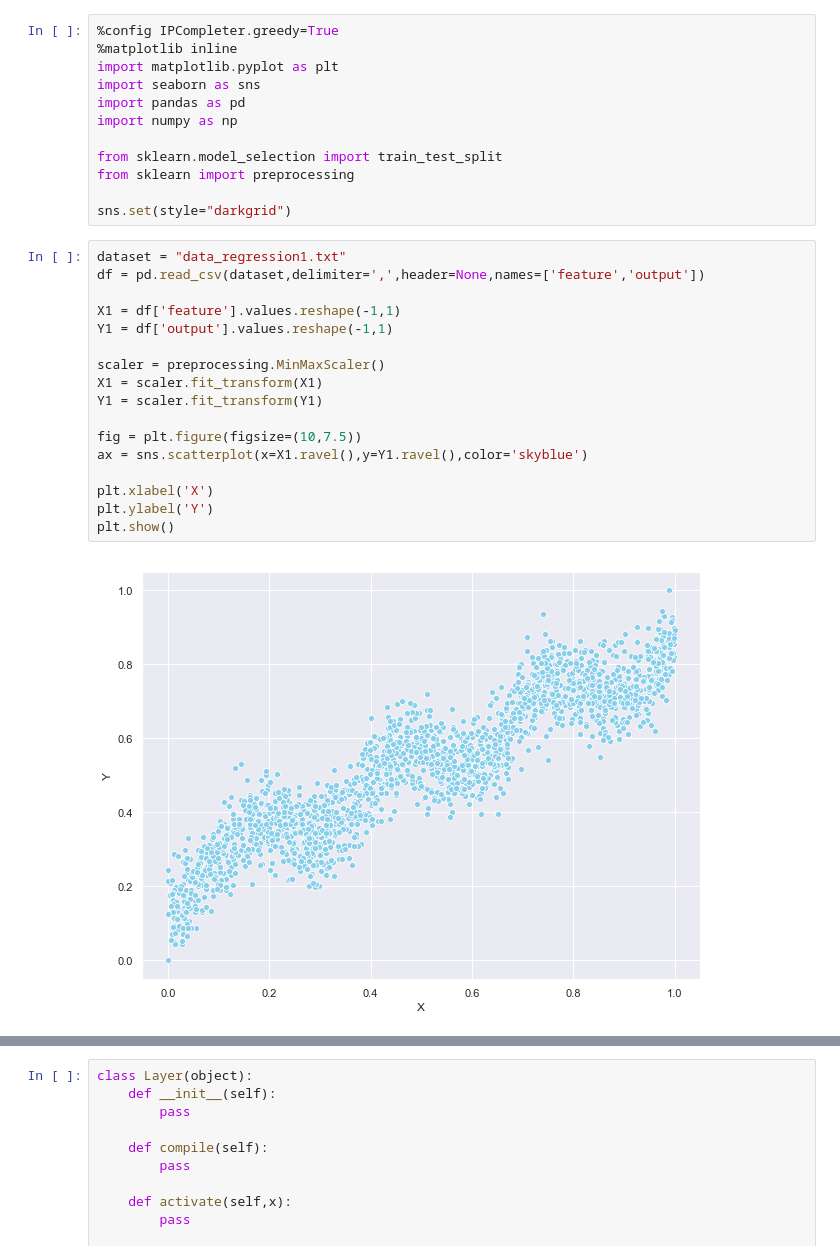
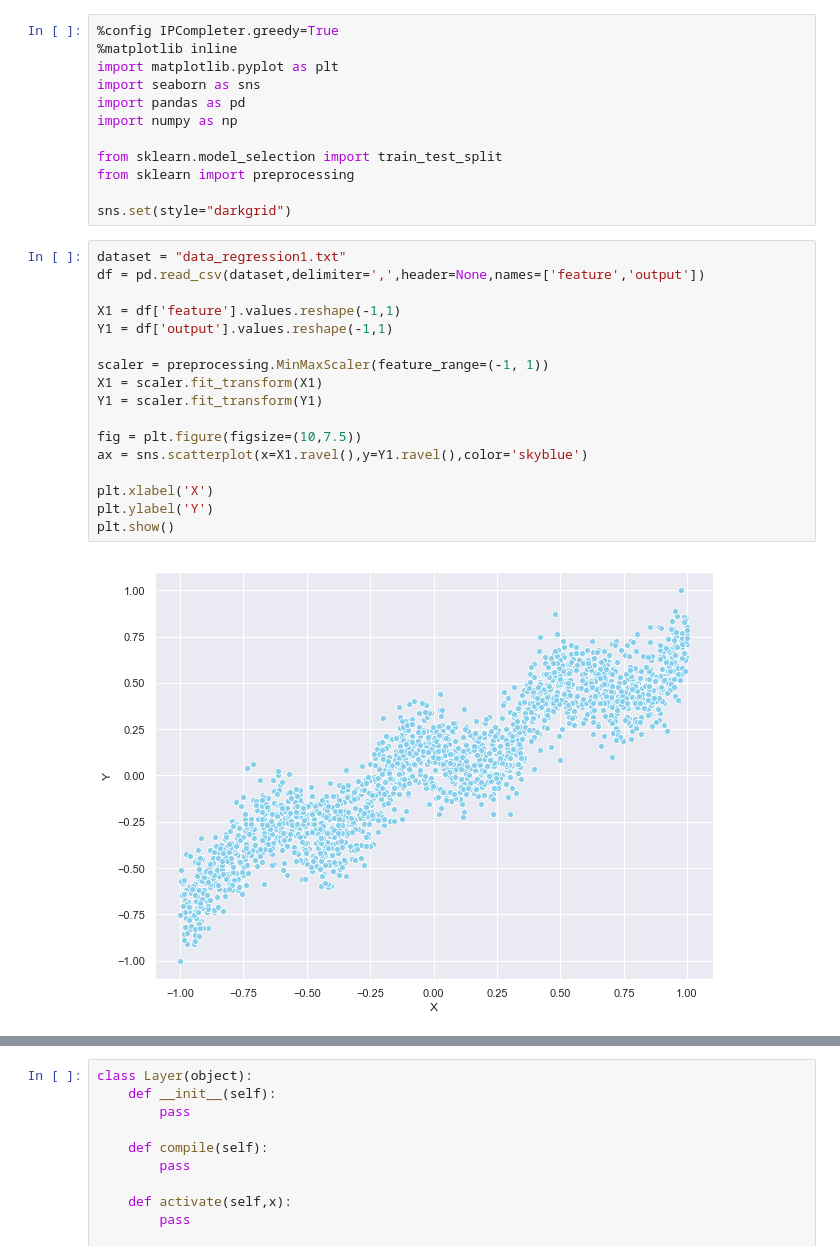
Before and after one commit to Berkays/MLP, a Jupyter notebook: nn.ipynb, the cells around one changed output, grey strips where cells are left out. Cells and saved outputs as stored; diff of their text form.

```diff
--- a/nn.ipynb
+++ b/nn.ipynb
@@ -13,22 +13,22 @@ sns.set(style="darkgrid")
 # %%
 dataset = "data_regression1.txt"
 df = pd.read_csv(dataset,delimiter=',',header=None,names=['feature','output'])
 
 X1 = df['feature'].values.reshape(-1,1)
 Y1 = df['output'].values.reshape(-1,1)
 
-scaler = preprocessing.MinMaxScaler()
+scaler = preprocessing.MinMaxScaler(feature_range=(-1, 1))
 X1 = scaler.fit_transform(X1)
 Y1 = scaler.fit_transform(Y1)
 
 fig = plt.figure(figsize=(10,7.5))
 ax = sns.scatterplot(x=X1.ravel(),y=Y1.ravel(),color='skyblue')
 
 plt.xlabel('X')
 plt.ylabel('Y')
 plt.show()
 # %% [output]
-[figure, old version]
+[figure, new version]
 # %%
 number_of_items = 750
 noise = 0.5
```
Also changed, not shown: parts of 2 cells of this notebook.
